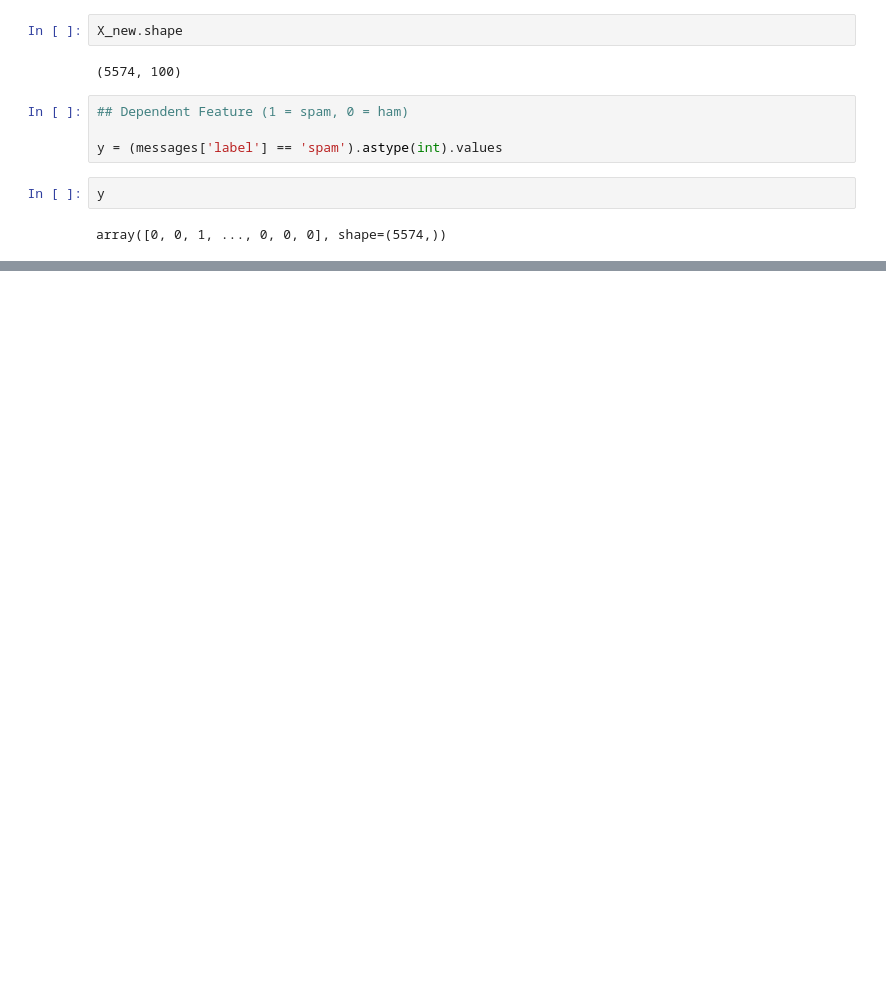
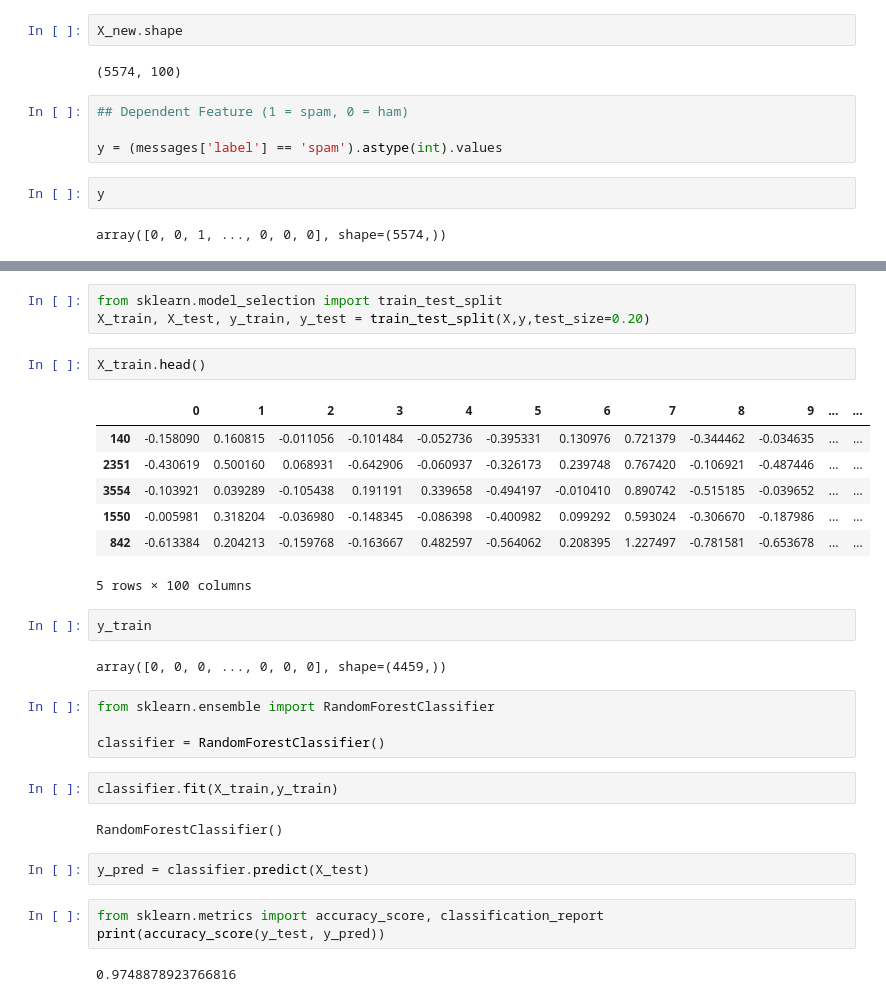
Before and after one commit to md-zaid-10/NLP, a Jupyter notebook: SpamHamWord2Vec.ipynb, the cells around one changed output, grey strips where cells are left out. Drawn from its saved outputs; the diff is of its cells as text; blank space fills up the shorter version.

Commit message:
Applied Random Forest ML Model

```diff
--- a/SpamHamWord2Vec.ipynb
+++ b/SpamHamWord2Vec.ipynb
@@ -195,0 +234,32 @@ array([0, 0, 1, ..., 0, 0, 0], shape=(5574,))
+# %%
+from sklearn.model_selection import train_test_split
+X_train, X_test, y_train, y_test = train_test_split(X,y,test_size=0.20)
+# %%
+X_train.head()
+# %% [output]
+|  | 0 | 1 | 2 | 3 | 4 | 5 | 6 | 7 | 8 | 9 | ... | ... |
+| 140 | -0.158090 | 0.160815 | -0.011056 | -0.101484 | -0.052736 | -0.395331 | 0.130976 | 0.721379 | -0.344462 | -0.034635 | ... | ... |
+| 2351 | -0.430619 | 0.500160 | 0.068931 | -0.642906 | -0.060937 | -0.326173 | 0.239748 | 0.767420 | -0.106921 | -0.487446 | ... | ... |
+| 3554 | -0.103921 | 0.039289 | -0.105438 | 0.191191 | 0.339658 | -0.494197 | -0.010410 | 0.890742 | -0.515185 | -0.039652 | ... | ... |
+| 1550 | -0.005981 | 0.318204 | -0.036980 | -0.148345 | -0.086398 | -0.400982 | 0.099292 | 0.593024 | -0.306670 | -0.187986 | ... | ... |
+| 842 | -0.613384 | 0.204213 | -0.159768 | -0.163667 | 0.482597 | -0.564062 | 0.208395 | 1.227497 | -0.781581 | -0.653678 | ... | ... |
+5 rows × 100 columns
+# %%
+y_train
+# %% [output]
+array([0, 0, 0, ..., 0, 0, 0], shape=(4459,))
+# %%
+from sklearn.ensemble import RandomForestClassifier
+
+classifier = RandomForestClassifier()
+# %%
+classifier.fit(X_train,y_train)
+# %% [output]
+RandomForestClassifier()
+# %%
+y_pred = classifier.predict(X_test)
+# %%
+from sklearn.metrics import accuracy_score, classification_report
+print(accuracy_score(y_test, y_pred))
+# %% [output]
+0.9748878923766816
```
Also changed, not shown: parts of 9 cells of this notebook.
